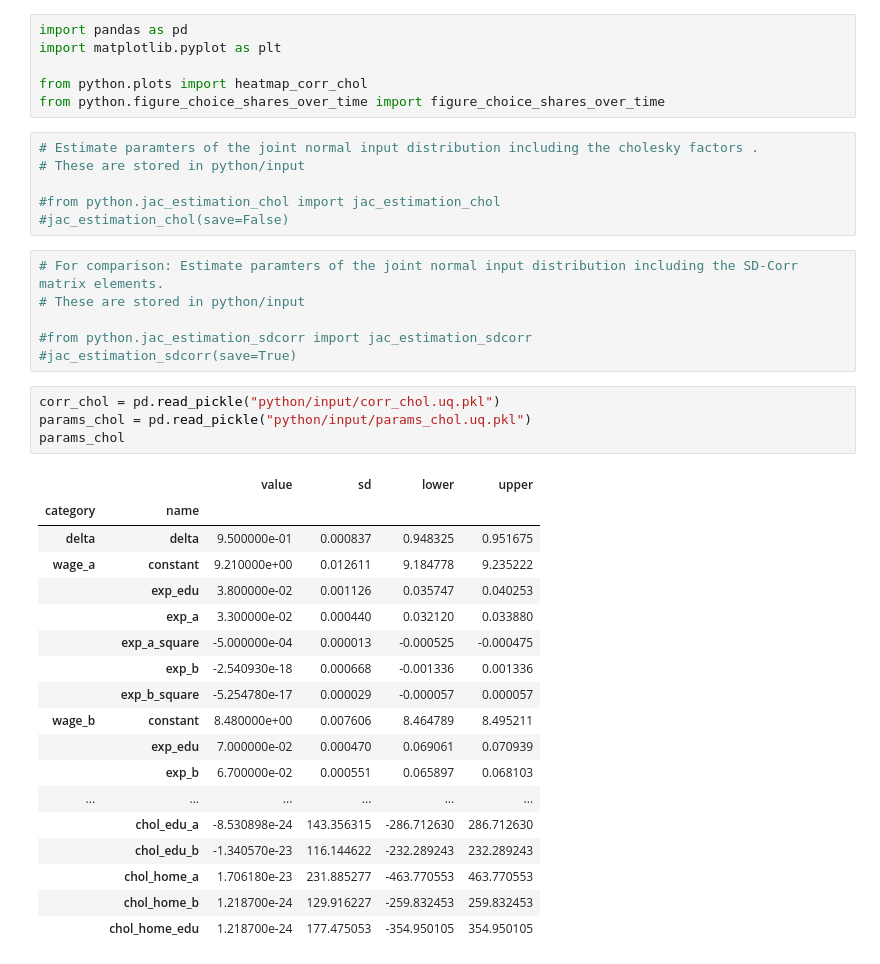
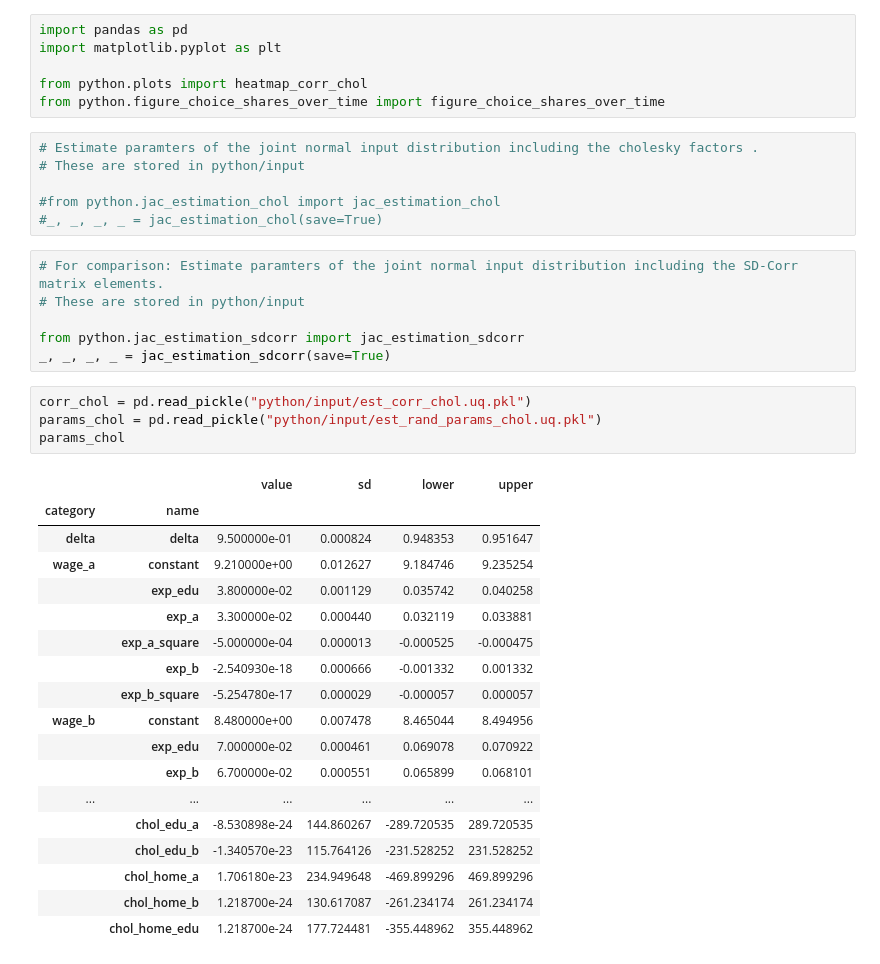
Before and after one commit to tostenzel/thesis-projects-tostenzel, a Jupyter notebook: section_model.ipynb, the cells around one changed output. Cells and saved outputs as stored; diff of their text form.

```diff
--- a/section_model.ipynb
+++ b/section_model.ipynb
@@ -9,34 +9,34 @@ from python.figure_choice_shares_over_time import figure_choice_shares_over_time
 # These are stored in python/input
 
 #from python.jac_estimation_chol import jac_estimation_chol
-#jac_estimation_chol(save=False)
+#_, _, _, _ = jac_estimation_chol(save=True)
 # %%
 # For comparison: Estimate paramters of the joint normal input distribution including the SD-Corr matrix elements.
 # These are stored in python/input
 
-#from python.jac_estimation_sdcorr import jac_estimation_sdcorr
-#jac_estimation_sdcorr(save=True)
+from python.jac_estimation_sdcorr import jac_estimation_sdcorr
+_, _, _, _ = jac_estimation_sdcorr(save=True)
 # %%
-corr_chol = pd.read_pickle("python/input/corr_chol.uq.pkl")
-params_chol = pd.read_pickle("python/input/params_chol.uq.pkl")
+corr_chol = pd.read_pickle("python/input/est_corr_chol.uq.pkl")
+params_chol = pd.read_pickle("python/input/est_rand_params_chol.uq.pkl")
 params_chol
 # %% [output]
 |  |  | value | sd | lower | upper |
 | category | name |  |  |  |  |
-| delta | delta | 9.500000e-01 | 0.000837 | 0.948325 | 0.951675 |
-| wage_a | constant | 9.210000e+00 | 0.012611 | 9.184778 | 9.235222 |
-|  | exp_edu | 3.800000e-02 | 0.001126 | 0.035747 | 0.040253 |
-|  | exp_a | 3.300000e-02 | 0.000440 | 0.032120 | 0.033880 |
+| delta | delta | 9.500000e-01 | 0.000824 | 0.948353 | 0.951647 |
+| wage_a | constant | 9.210000e+00 | 0.012627 | 9.184746 | 9.235254 |
+|  | exp_edu | 3.800000e-02 | 0.001129 | 0.035742 | 0.040258 |
+|  | exp_a | 3.300000e-02 | 0.000440 | 0.032119 | 0.033881 |
 |  | exp_a_square | -5.000000e-04 | 0.000013 | -0.000525 | -0.000475 |
-|  | exp_b | -2.540930e-18 | 0.000668 | -0.001336 | 0.001336 |
+|  | exp_b | -2.540930e-18 | 0.000666 | -0.001332 | 0.001332 |
 |  | exp_b_square | -5.254780e-17 | 0.000029 | -0.000057 | 0.000057 |
-| wage_b | constant | 8.480000e+00 | 0.007606 | 8.464789 | 8.495211 |
-|  | exp_edu | 7.000000e-02 | 0.000470 | 0.069061 | 0.070939 |
-|  | exp_b | 6.700000e-02 | 0.000551 | 0.065897 | 0.068103 |
+| wage_b | constant | 8.480000e+00 | 0.007478 | 8.465044 | 8.494956 |
+|  | exp_edu | 7.000000e-02 | 0.000461 | 0.069078 | 0.070922 |
+|  | exp_b | 6.700000e-02 | 0.000551 | 0.065899 | 0.068101 |
 | ... | ... | ... | ... | ... | ... |
-|  | chol_edu_a | -8.530898e-24 | 143.356315 | -286.712630 | 286.712630 |
-|  | chol_edu_b | -1.340570e-23 | 116.144622 | -232.289243 | 232.289243 |
-|  | chol_home_a | 1.706180e-23 | 231.885277 | -463.770553 | 463.770553 |
-|  | chol_home_b | 1.218700e-24 | 129.916227 | -259.832453 | 259.832453 |
-|  | chol_home_edu | 1.218700e-24 | 177.475053 | -354.950105 | 354.950105 |
+|  | chol_edu_a | -8.530898e-24 | 144.860267 | -289.720535 | 289.720535 |
+|  | chol_edu_b | -1.340570e-23 | 115.764126 | -231.528252 | 231.528252 |
+|  | chol_home_a | 1.706180e-23 | 234.949648 | -469.899296 | 469.899296 |
+|  | chol_home_b | 1.218700e-24 | 130.617087 | -261.234174 | 261.234174 |
+|  | chol_home_edu | 1.218700e-24 | 177.724481 | -355.448962 | 355.448962 |
 # %%
```
Also changed, not shown: parts of 3 cells of this notebook, 24 other files.
